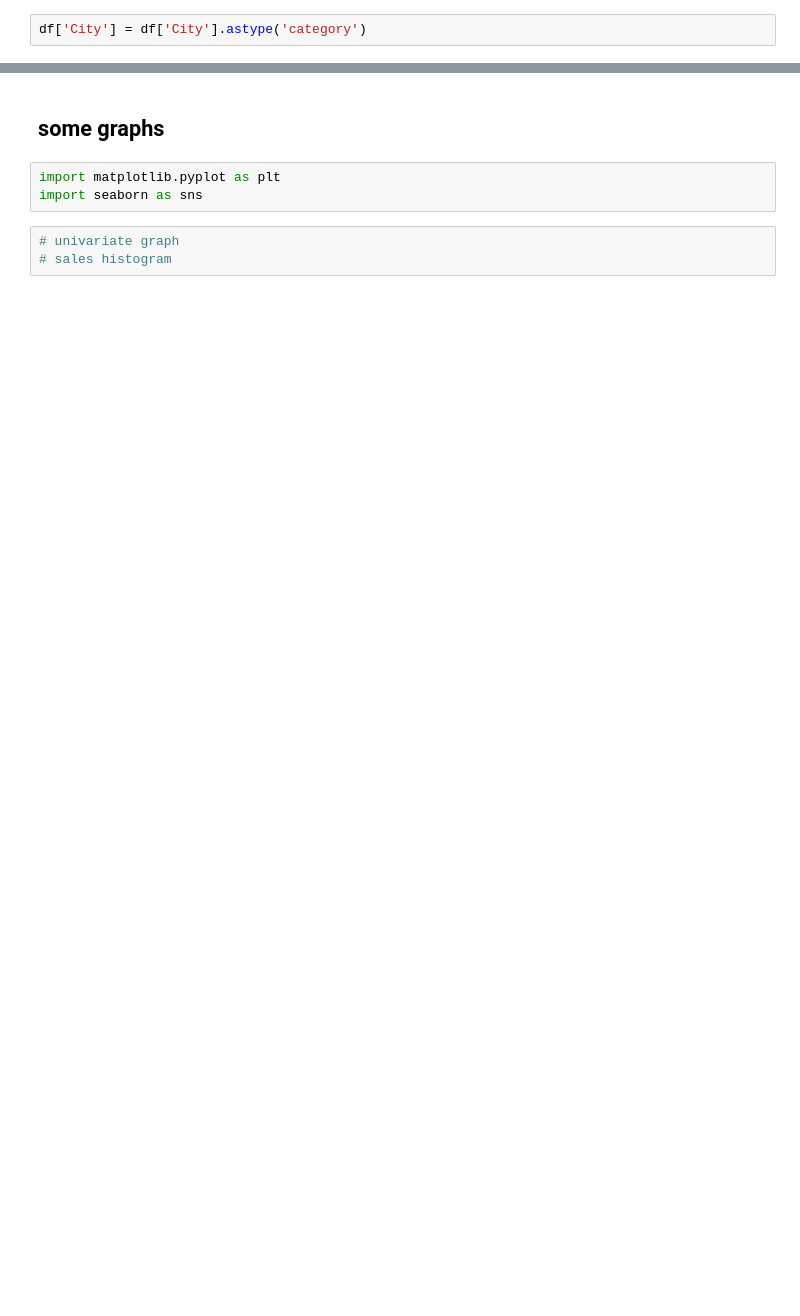
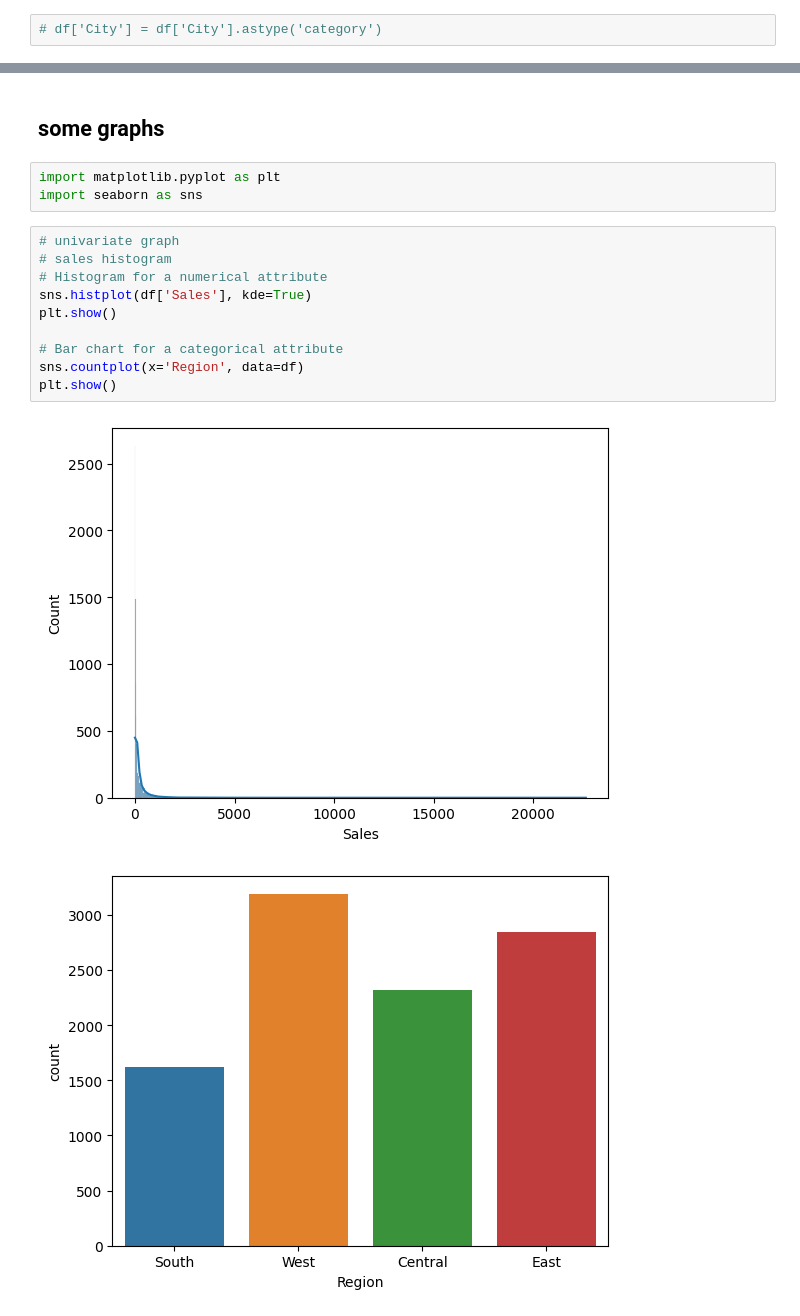
Before and after one commit to johnreygoh/eygds, a Jupyter notebook: Activity1.ipynb, the cells around one changed output, grey strips where cells are left out. Drawn from its saved outputs; the diff is of its cells as text; blank space fills up the shorter version.

```diff
--- a/Activity1.ipynb
+++ b/Activity1.ipynb
@@ -18,6 +18,6 @@ df.head()
 | 3 | Standard Class | Consumer | United States | Fort Lauderdale | Florida | 33311 | South | Furniture | Tables | 957.5775 | ... |
 | 4 | Standard Class | Consumer | United States | Fort Lauderdale | Florida | 33311 | South | Office Supplies | Storage | 22.3680 | ... |
 # %%
-df['City'] = df['City'].astype('category')
+# df['City'] = df['City'].astype('category')
 # %%
 # create data profile report
@@ -93,3 +178,13 @@ import seaborn as sns
 # %%
 # univariate graph
 # sales histogram
+# Histogram for a numerical attribute
+sns.histplot(df['Sales'], kde=True)
+plt.show()
+
+# Bar chart for a categorical attribute
+sns.countplot(x='Region', data=df)
+plt.show()
+# %% [output]
+[figure, added]
+[figure, added]
```
Also changed, not shown: parts of 29 cells of this notebook, 28 other files.
